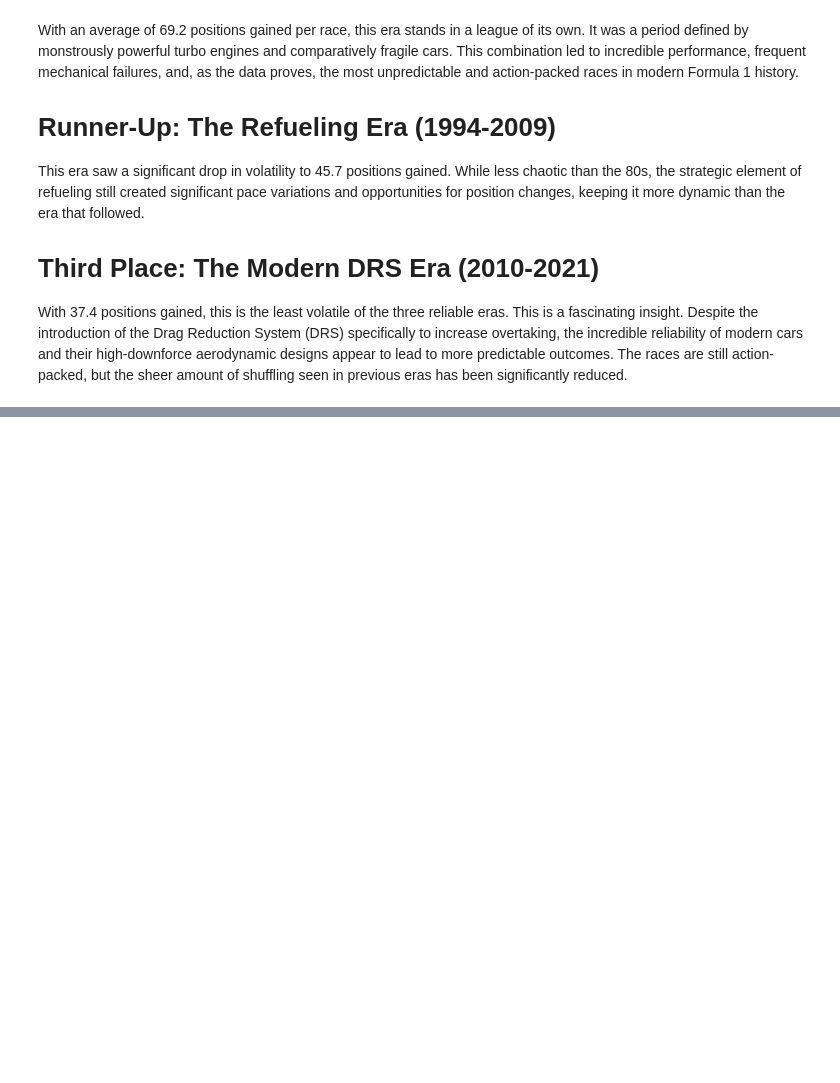
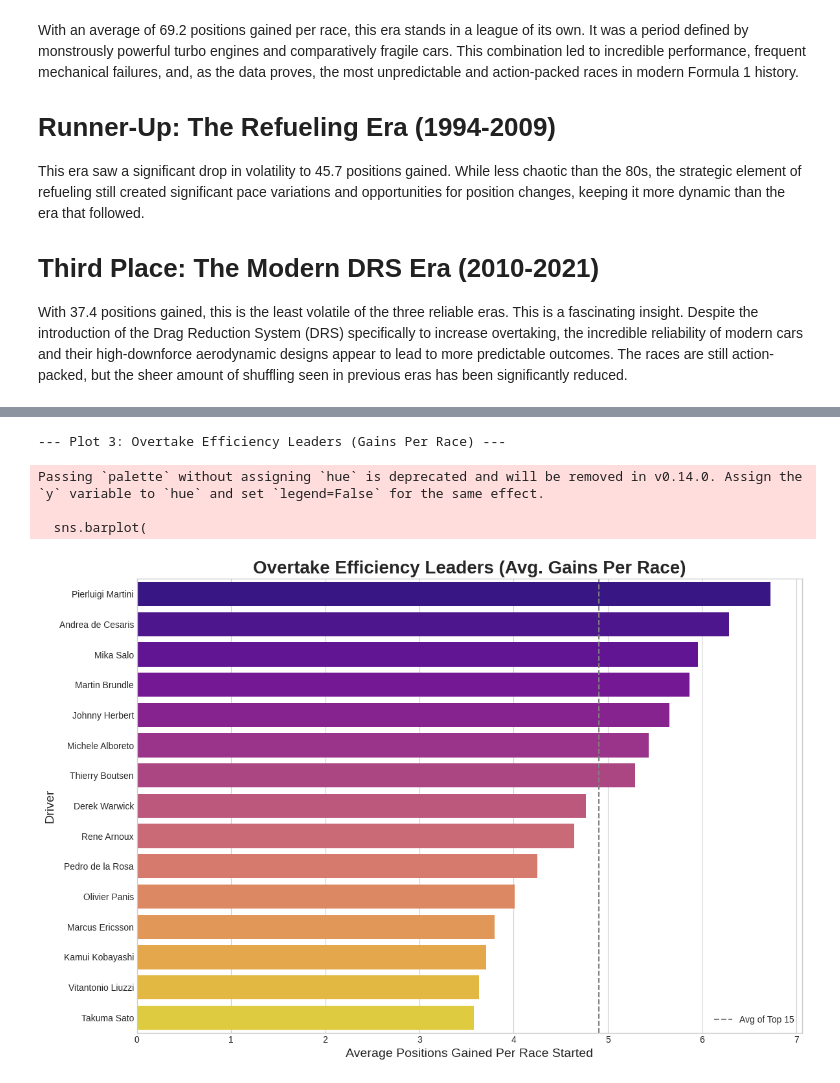
Before and after one commit to GitDario79/F1_Golden_Era, a Jupyter notebook: F1_Golden_Era.ipynb, the cells around one changed output, grey strips where cells are left out. Saved outputs shown, nothing was run; the diff lists cells and outputs as text; code cells hidden in the pictures; blank space fills up the shorter version.

```diff
--- a/F1_Golden_Era.ipynb
+++ b/F1_Golden_Era.ipynb
@@ -737,0 +880,33 @@ With 37.4 positions gained, this is the least volatile of the three reliable era
+# %%
+
+
+# This code assumes the 'driver_stats_filtered' DataFrame is already in memory.
+print("\n--- Plot 3: Overtake Efficiency Leaders (Gains Per Race) ---")
+
+# We'll plot the top 15 from our filtered list
+top_15_ratio = driver_stats_filtered.head(15)
+
+fig, ax = plt.subplots(figsize=(12, 8))
+
+sns.barplot(
+    x='Gains_Per_Race_Ratio',
+    y='Driver',
+    data=top_15_ratio,
+    palette='plasma',
+    ax=ax
+)
+
+ax.set_title('Overtake Efficiency Leaders (Avg. Gains Per Race)', fontsize=20, fontweight='bold')
+ax.set_xlabel('Average Positions Gained Per Race Started', fontsize=14)
+ax.set_ylabel('Driver', fontsize=14)
+ax.axvline(x=top_15_ratio['Gains_Per_Race_Ratio'].mean(), color='gray', linestyle='--', label='Avg of Top 15')
+ax.legend()
+
+plt.tight_layout()
+plt.show()
+# %% [output]
+--- Plot 3: Overtake Efficiency Leaders (Gains Per Race) ---
+Passing `palette` without assigning `hue` is deprecated and will be removed in v0.14.0. Assign the `y` variable to `hue` and set `legend=False` for the same effect.
+
+  sns.barplot(
+[figure, added]
```
Also changed, not shown: parts of 8 cells of this notebook.
